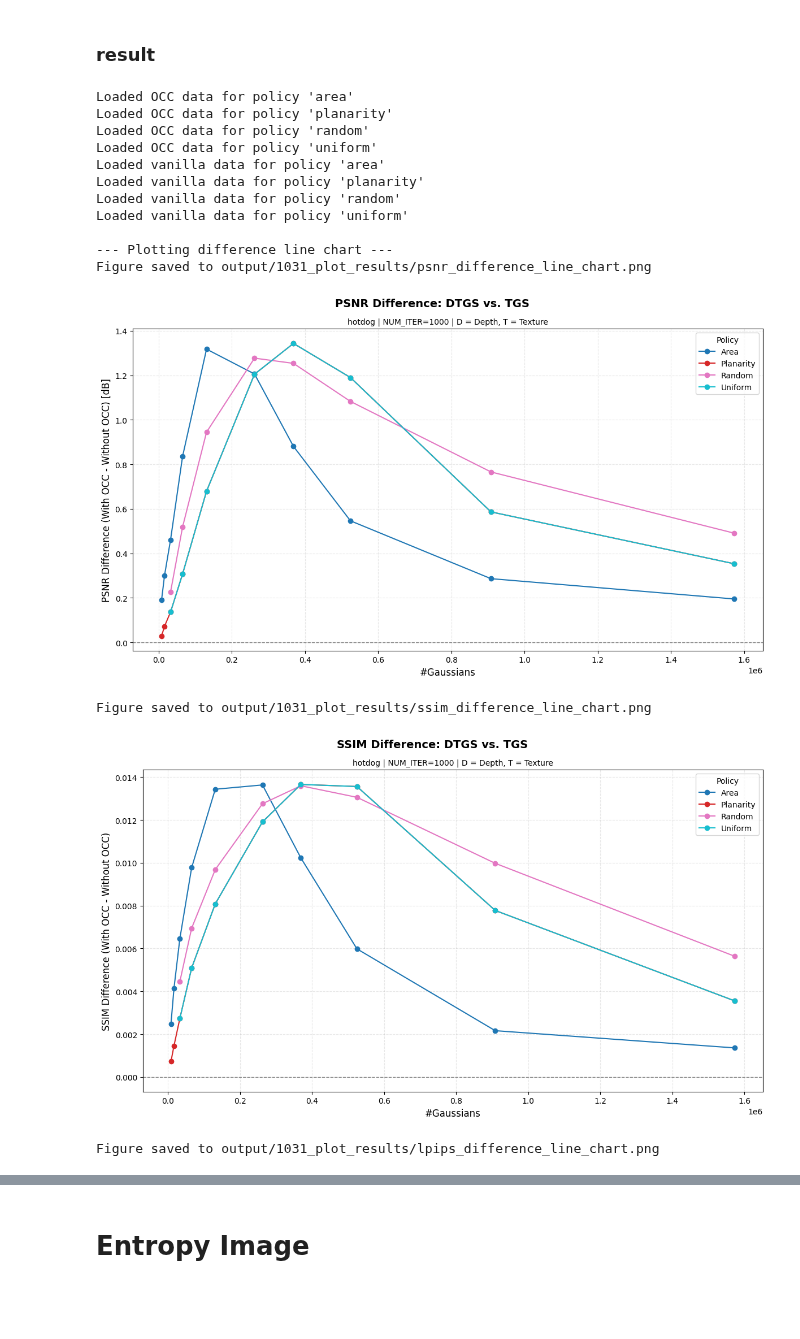
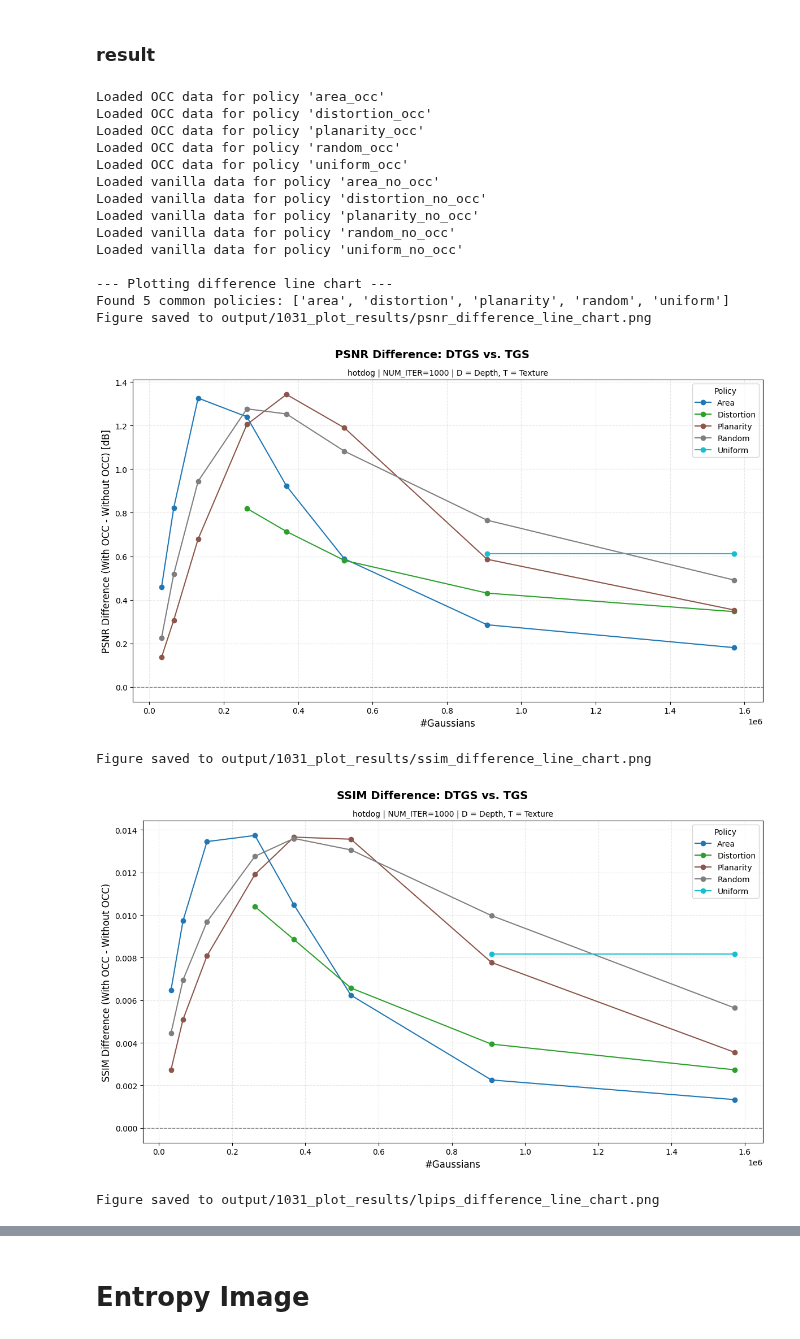
Before and after one commit to SYJINTW/mesh-splat, a Jupyter notebook: plot.ipynb, the cells around one changed output, grey strips where cells are left out. Cells and saved outputs as stored; diff of their text form; code cells hidden in the pictures; blank space fills up the shorter version.

```diff
--- a/plot.ipynb
+++ b/plot.ipynb
@@ -22,7 +22,7 @@ SCENE_NAME = "hotdog"
 # Input directory containing the JSON files
 input_dir = Path('output/1102_unbounded/hotdog/for_plot')
 # Output directory for aggregated JSONs and plots
-output_dir = Path('output/1102_unbounded/plots')
+output_dir = Path('output/1102_unbounded/figure_policy')
 output_dir.mkdir(parents=True, exist_ok=True)
 
 files = sorted(glob(str(input_dir / '*.json')))
@@ -363,57 +379,60 @@ def plot_comparison_difference_line_chart(occ_data, vanilla_data, scene_name, nu
 # %%
 
 
-occ_json_path = Path('output/with_occ_json/')
-vanila_json_path = Path('output/without_occ_json/')
+dtgs_json_path = Path('output/1102_unbounded/figure_policy/')
+tgs_json_path = Path('output/1102_unbounded/figure_shader')
 
 """ Load data and plot comparisons """
 
 # Load OCC data
 occ_data_dict = defaultdict(list)
-occ_json_files = sorted(glob(str(occ_json_path / '*_aggregated.json')))
+occ_json_files = sorted(glob(str(dtgs_json_path / '*_aggregated.json')))
 for file_path in occ_json_files:
     policy_name = Path(file_path).name.replace('_aggregated.json', '')
     with open(file_path, 'r') as f:
         occ_data_dict[policy_name] = json.load(f)
     print(f"Loaded OCC data for policy '{policy_name}'")
 
 # Load vanilla data
 vanilla_data_dict = defaultdict(list)
-vanilla_json_files = sorted(glob(str(vanila_json_path / '*_aggregated.json')))
+vanilla_json_files = sorted(glob(str(tgs_json_path / '*_aggregated.json')))
 for file_path in vanilla_json_files:
     policy_name = Path(file_path).name.replace('_aggregated.json', '')
     with open(file_path, 'r') as f:
         vanilla_data_dict[policy_name] = json.load(f)
     print(f"Loaded vanilla data for policy '{policy_name}'")
 
 # Create output directory for comparison plots
 comparison_output_dir = Path('output/1031_plot_results/')
 comparison_output_dir.mkdir(parents=True, exist_ok=True)
 
 
 
 # Plot comparison as a difference line chart
 print("\n--- Plotting difference line chart ---")
 plot_comparison_difference_line_chart(
     occ_data=occ_data_dict,
     vanilla_data=vanilla_data_dict,
     scene_name=SCENE_NAME,
     num_iter=NUM_ITER,
     output_dir=comparison_output_dir
 )
 # %% [output]
-Loaded OCC data for policy 'area'
-Loaded OCC data for policy 'planarity'
-Loaded OCC data for policy 'random'
-Loaded OCC data for policy 'uniform'
-Loaded vanilla data for policy 'area'
-Loaded vanilla data for policy 'planarity'
-Loaded vanilla data for policy 'random'
-Loaded vanilla data for policy 'uniform'
+Loaded OCC data for policy 'area_occ'
+Loaded OCC data for policy 'distortion_occ'
+Loaded OCC data for policy 'planarity_occ'
+Loaded OCC data for policy 'random_occ'
+Loaded OCC data for policy 'uniform_occ'
+Loaded vanilla data for policy 'area_no_occ'
+Loaded vanilla data for policy 'distortion_no_occ'
+Loaded vanilla data for policy 'planarity_no_occ'
+Loaded vanilla data for policy 'random_no_occ'
+Loaded vanilla data for policy 'uniform_no_occ'
 
 --- Plotting difference line chart ---
+Found 5 common policies: ['area', 'distortion', 'planarity', 'random', 'uniform']
 Figure saved to output/1031_plot_results/psnr_difference_line_chart.png
-[figure, old version]
+[figure, new version]
 Figure saved to output/1031_plot_results/ssim_difference_line_chart.png
-[figure, old version]
+[figure, new version]
 Figure saved to output/1031_plot_results/lpips_difference_line_chart.png
```
Also changed, not shown: parts of 3 cells of this notebook, 1 other file.
